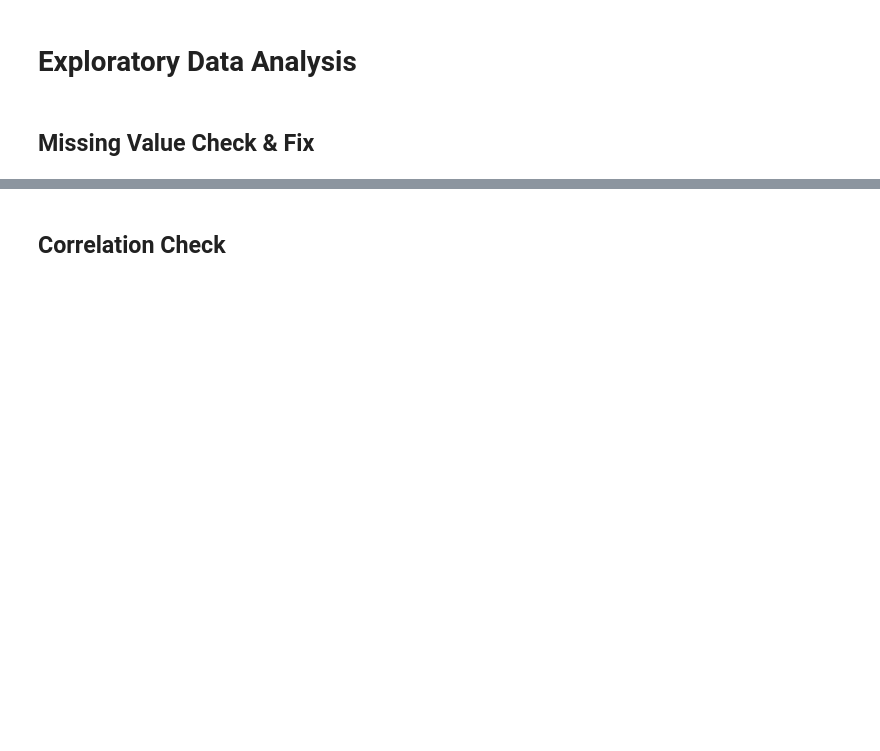
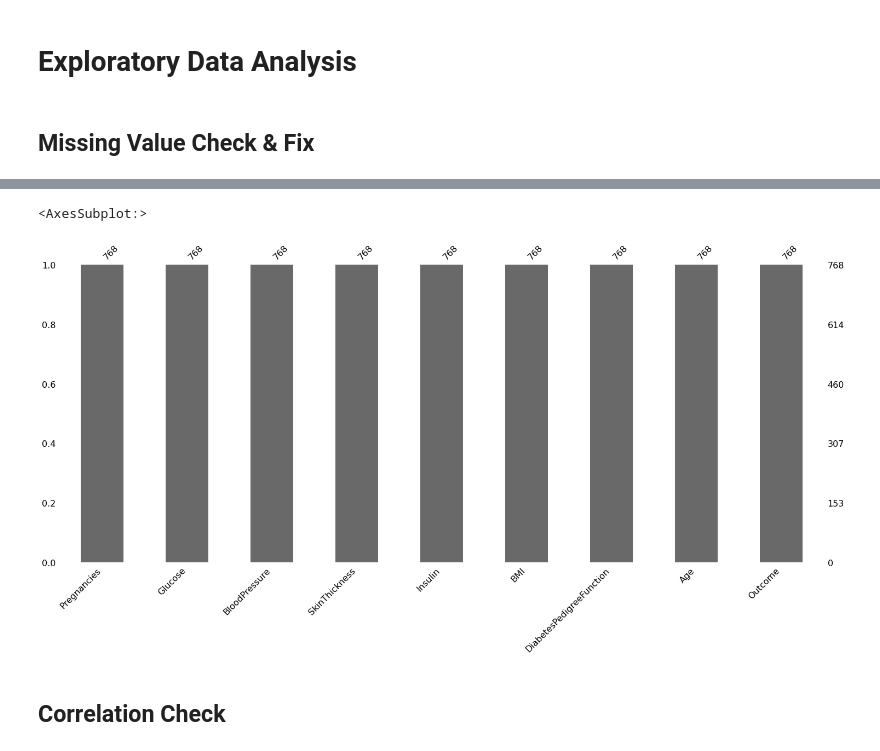
Before and after one commit to Google-Developer-Student-Club-CCOEW/AI-ML, a Jupyter notebook: code/Diabetes 0-1 Classification.ipynb, the cells around one changed output, grey strips where cells are left out. Saved outputs shown, nothing was run; the diff lists cells and outputs as text; code cells hidden in the pictures; blank space fills up the shorter version.

```diff
--- a/code/Diabetes 0-1 Classification.ipynb
+++ b/code/Diabetes 0-1 Classification.ipynb
@@ -23,7 +23,7 @@ import seaborn as sns
 
 **For implementation change the path to your local directory where dataset is stored, but before uploading make sure you change it to the default path.**
 # %%
-file_path = '<localpath>/AI-ML/data/diabetes.csv'
+file_path = 'C:\manvi2106\data\diabetes.csv'
 data = pd.read_csv(file_path)
 y = data.Outcome
 # %% [markdown]
@@ -33,2 +47,8 @@ y = data.Outcome
+# %%
+import missingno as msno
+msno.bar(data)
+# %% [output]
+<AxesSubplot:>
+[figure, added]
 # %% [markdown]
 ## Correlation Check
```
Also changed, not shown: parts of 2 cells of this notebook.
